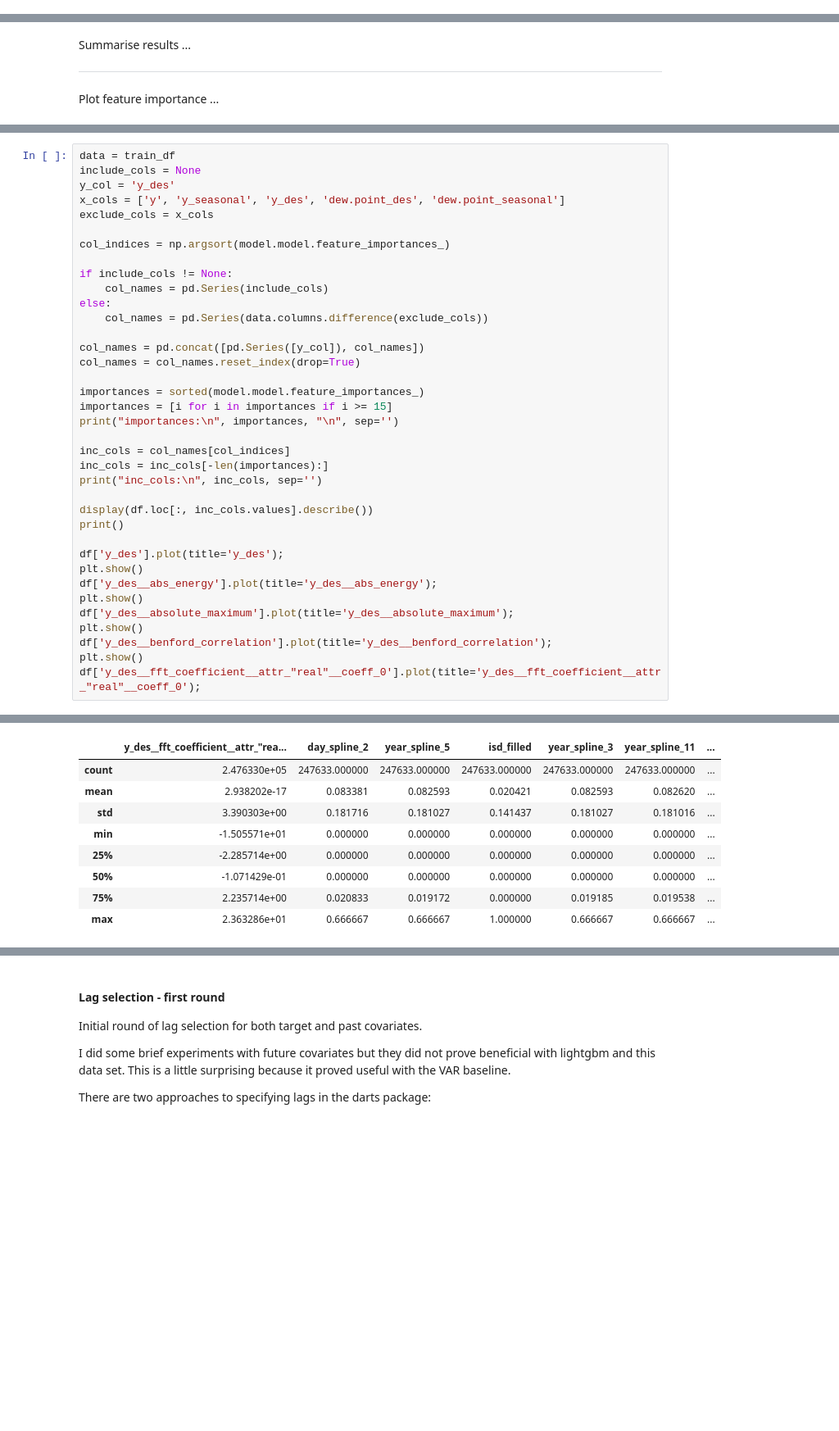
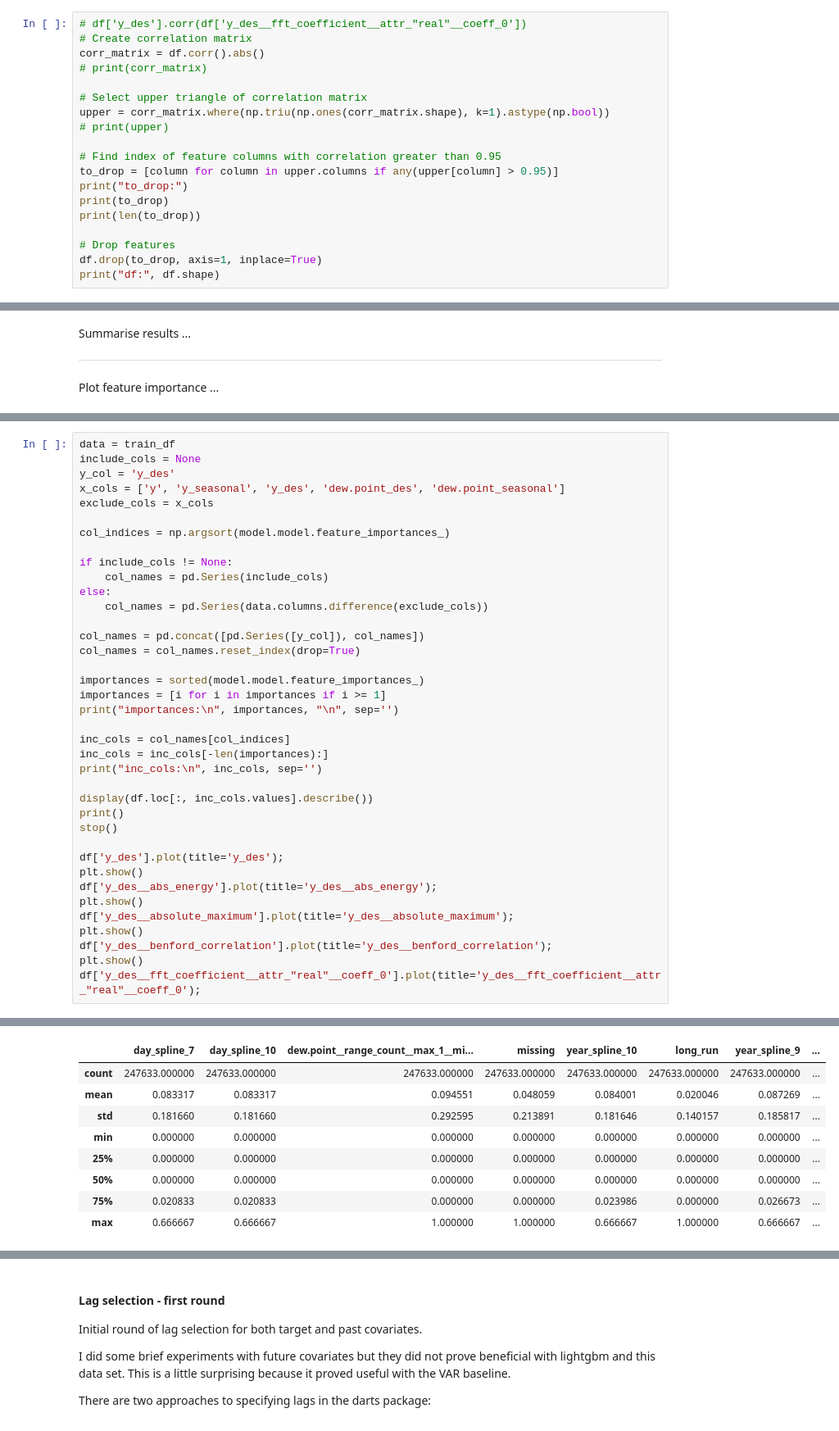
Before and after one commit to makeyourownmaker/CambridgeTemperatureNotebooks, a Jupyter notebook: notebooks/gradient_boosting.ipynb, the cells around one changed output, grey strips where cells are left out. Shown at 82% size. Cells and saved outputs as stored; diff of their text form; blank space fills up the shorter version.

```diff
--- a/notebooks/gradient_boosting.ipynb
+++ b/notebooks/gradient_boosting.ipynb
@@ -368,0 +405,19 @@ None
+# %%
+# df['y_des'].corr(df['y_des__fft_coefficient__attr_"real"__coeff_0'])
+# Create correlation matrix
+corr_matrix = df.corr().abs()
+# print(corr_matrix)
+
+# Select upper triangle of correlation matrix
+upper = corr_matrix.where(np.triu(np.ones(corr_matrix.shape), k=1).astype(np.bool))
+# print(upper)
+
+# Find index of feature columns with correlation greater than 0.95
+to_drop = [column for column in upper.columns if any(upper[column] > 0.95)]
+print("to_drop:")
+print(to_drop)
+print(len(to_drop))
+
+# Drop features
+df.drop(to_drop, axis=1, inplace=True)
+print("df:", df.shape)
@@ -725,7 +787,7 @@ col_names = pd.concat([pd.Series([y_col]), col_names])
 col_names = col_names.reset_index(drop=True)
 
 importances = sorted(model.model.feature_importances_)
-importances = [i for i in importances if i >= 15]
+importances = [i for i in importances if i >= 1]
 print("importances:\n", importances, "\n", sep='')
 
 inc_cols = col_names[col_indices]
@@ -734,6 +796,7 @@ print("inc_cols:\n", inc_cols, sep='')
 
 display(df.loc[:, inc_cols.values].describe())
 print()
+stop()
 
 df['y_des'].plot(title='y_des');
 plt.show()
@@ -764,10 +827,10 @@ inc_cols:
 dtype: object
-|  | y_des__fft_coefficient__attr_"rea... | day_spline_2 | year_spline_5 | isd_filled | year_spline_3 | year_spline_11 | ... |
-| count | 2.476330e+05 | 247633.000000 | 247633.000000 | 247633.000000 | 247633.000000 | 247633.000000 | ... |
-| mean | 2.938202e-17 | 0.083381 | 0.082593 | 0.020421 | 0.082593 | 0.082620 | ... |
-| std | 3.390303e+00 | 0.181716 | 0.181027 | 0.141437 | 0.181027 | 0.181016 | ... |
-| min | -1.505571e+01 | 0.000000 | 0.000000 | 0.000000 | 0.000000 | 0.000000 | ... |
-| 25% | -2.285714e+00 | 0.000000 | 0.000000 | 0.000000 | 0.000000 | 0.000000 | ... |
-| 50% | -1.071429e-01 | 0.000000 | 0.000000 | 0.000000 | 0.000000 | 0.000000 | ... |
-| 75% | 2.235714e+00 | 0.020833 | 0.019172 | 0.000000 | 0.019185 | 0.019538 | ... |
-| max | 2.363286e+01 | 0.666667 | 0.666667 | 1.000000 | 0.666667 | 0.666667 | ... |
+|  | day_spline_7 | day_spline_10 | dew.point__range_count__max_1__mi... | missing | year_spline_10 | long_run | year_spline_9 | ... |
+| count | 247633.000000 | 247633.000000 | 247633.000000 | 247633.000000 | 247633.000000 | 247633.000000 | 247633.000000 | ... |
+| mean | 0.083317 | 0.083317 | 0.094551 | 0.048059 | 0.084001 | 0.020046 | 0.087269 | ... |
+| std | 0.181660 | 0.181660 | 0.292595 | 0.213891 | 0.181646 | 0.140157 | 0.185817 | ... |
+| min | 0.000000 | 0.000000 | 0.000000 | 0.000000 | 0.000000 | 0.000000 | 0.000000 | ... |
+| 25% | 0.000000 | 0.000000 | 0.000000 | 0.000000 | 0.000000 | 0.000000 | 0.000000 | ... |
+| 50% | 0.000000 | 0.000000 | 0.000000 | 0.000000 | 0.000000 | 0.000000 | 0.000000 | ... |
+| 75% | 0.020833 | 0.020833 | 0.000000 | 0.000000 | 0.023986 | 0.000000 | 0.026673 | ... |
+| max | 0.666667 | 0.666667 | 1.000000 | 1.000000 | 0.666667 | 1.000000 | 0.666667 | ... |
```
Also changed, not shown: parts of 12 cells of this notebook.
